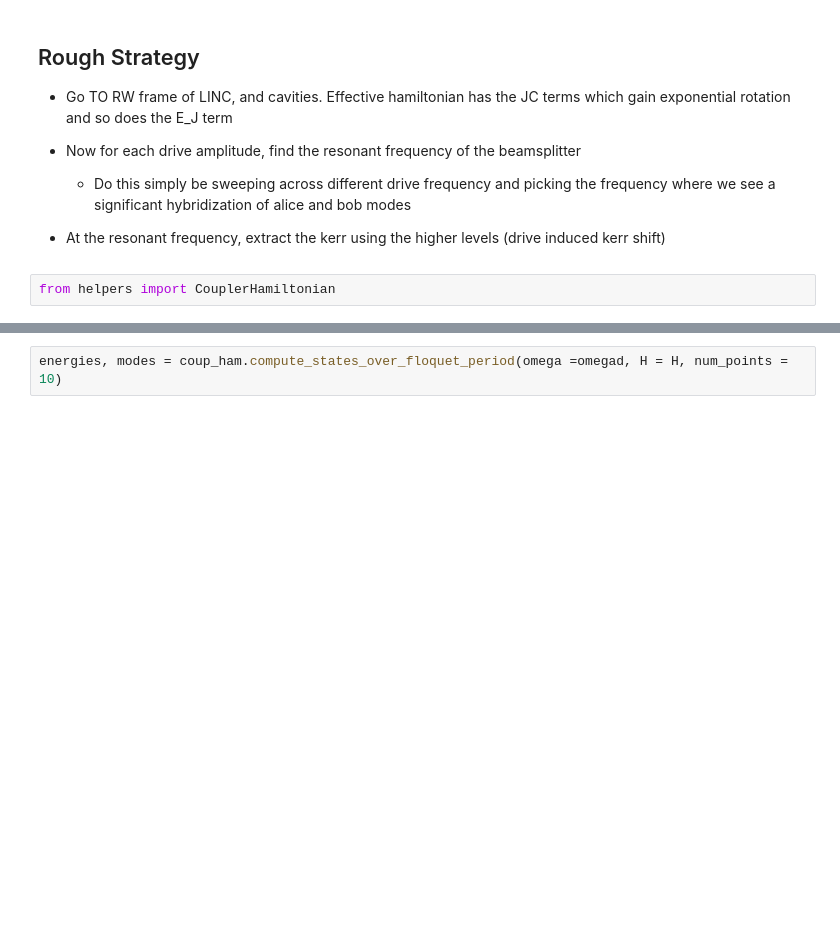
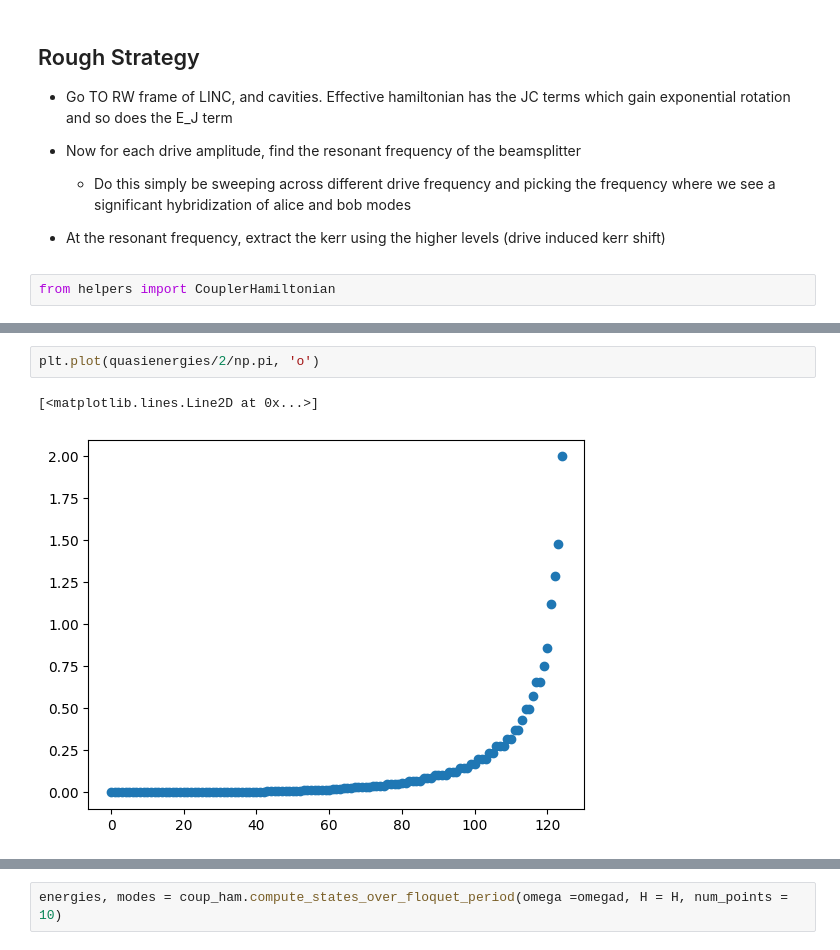
Before and after one commit to SchusterLab/multimode_sims, a Jupyter notebook: coupler/250527_floquet_linc.ipynb, the cells around one changed output, grey strips where cells are left out. Cells and saved outputs as stored; diff of their text form; blank space fills up the shorter version.

```diff
--- a/coupler/250527_floquet_linc.ipynb
+++ b/coupler/250527_floquet_linc.ipynb
@@ -101,3 +233,8 @@ array([-5.19650029e-06, -3.58772651e-06, -2.58647858e-06, -2.00380948e-06,
+# %%
+plt.plot(quasienergies/2/np.pi, 'o')
+# %% [output]
+[<matplotlib.lines.Line2D at 0x...>]
+[figure, added]
 # %%
 coup_ham.plot_floquet_energies( states, quasienergies)#, title="LINC potential quasienergies")
 # %% [output]
```
Also changed, not shown: parts of 22 cells of this notebook, 3 other files.
